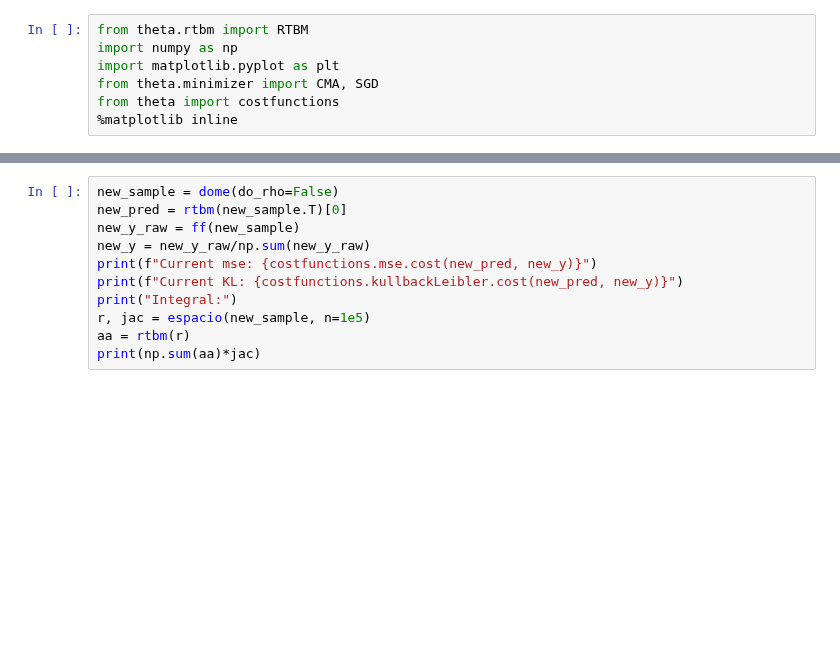
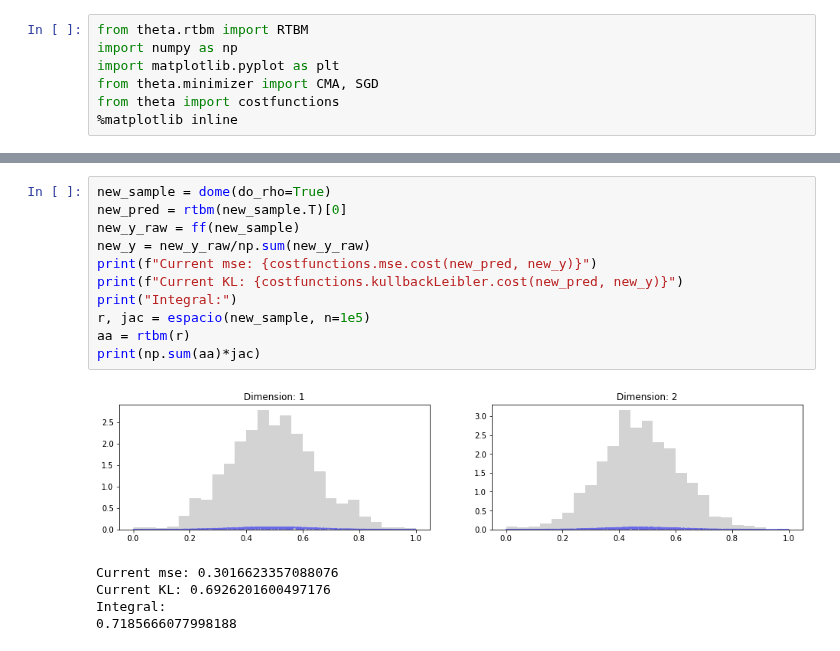
Before and after one commit to RiemannAI/theta, a Jupyter notebook: ThetaTests.ipynb, the cells around one changed output, grey strips where cells are left out. Drawn from its saved outputs; the diff is of its cells as text; blank space fills up the shorter version.

```diff
--- a/ThetaTests.ipynb
+++ b/ThetaTests.ipynb
@@ -127,11 +219,17 @@ Iterat #Fevals   function value  axis ratio  sigma  min&max std  t[m:s]
 # %%
-new_sample = dome(do_rho=False)
+new_sample = dome(do_rho=True)
 new_pred = rtbm(new_sample.T)[0]
 new_y_raw = ff(new_sample)
 new_y = new_y_raw/np.sum(new_y_raw)
 print(f"Current mse: {costfunctions.mse.cost(new_pred, new_y)}")
 print(f"Current KL: {costfunctions.kullbackLeibler.cost(new_pred, new_y)}")
 print("Integral:")
 r, jac = espacio(new_sample, n=1e5)
 aa = rtbm(r)
 print(np.sum(aa)*jac)
+# %% [output]
+[figure, added]
+Current mse: 0.3016623357088076
+Current KL: 0.6926201600497176
+Integral:
+0.7185666077998188
```
Also changed, not shown: parts of 8 cells of this notebook, 1 other file.
